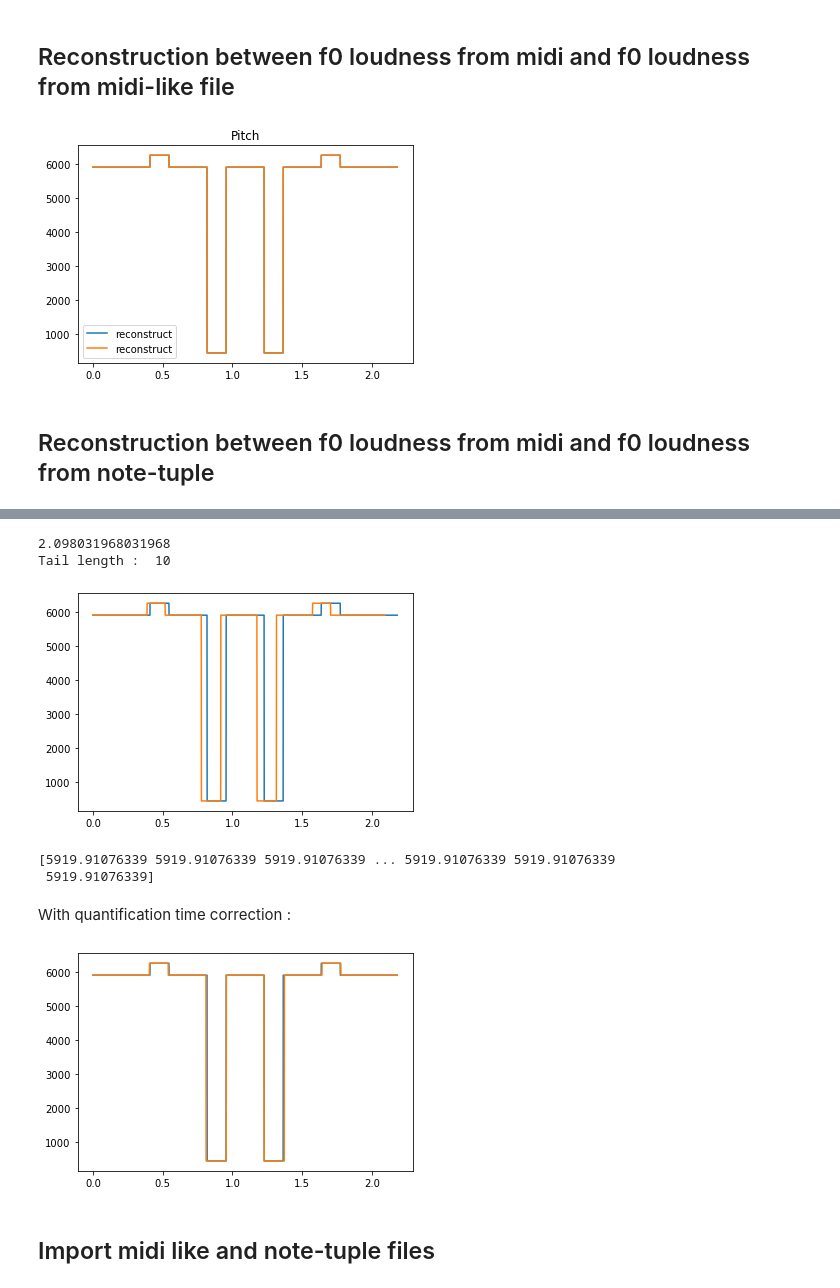
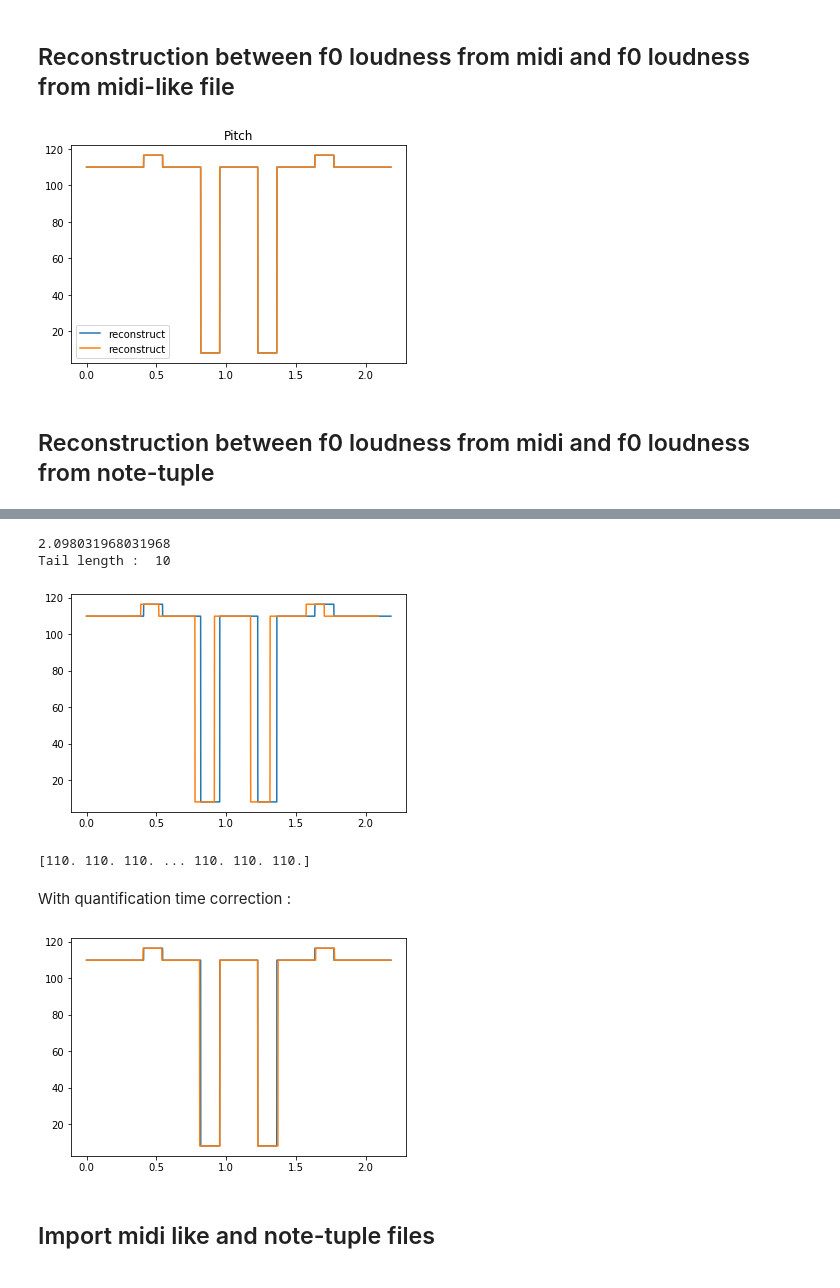
Before and after one commit to gle-bellier/internship-expressive-DDSP, a Jupyter notebook: converter.ipynb, the cells around one changed output, grey strips where cells are left out. Cells and saved outputs as stored; diff of their text form; code cells hidden in the pictures.

```diff
--- a/converter.ipynb
+++ b/converter.ipynb
@@ -208,7 +208,7 @@ plt.show()
 # %%
 midi_data = pm.PrettyMIDI(path_save + midi_file[:-4]+"_midi_like.mid")
 v2 = Visualizer(midi_data)
-t2, p2, l2 = v2.get_f0_loudness_time()
+p2, l2, t2 = v2.get_f0_loudness_time()
 
 plt.plot(t2, convert_midi2hz(p2), label = "reconstruct")
 plt.plot(t, pitch, label = "reconstruct")
@@ -216,7 +216,7 @@ plt.legend()
 plt.title("Pitch")
 plt.show()
 # %% [output]
-[figure, old version]
+[figure, new version]
 # %% [markdown]
 ## Reconstruction between f0 loudness from midi and f0 loudness from note-tuple
 # %%
@@ -239,21 +239,20 @@ note_tuple_seq
 # %%
 midi_data = pm.PrettyMIDI(path + midi_file)
 v1 = Visualizer(midi_data)
 
-t1, p1, l1 = v1.get_f0_loudness_time()
+p1, l1, t1 = v1.get_f0_loudness_time()
 p2, l2, t2 = note_tuple_seq.get_f0_loudness_time(1600,"HERTZ")
 
 plt.plot(t1, convert_midi2hz(p1), label = "original")
 plt.plot(t2, p2, label = "reconstruct")
 plt.show()
 
 print(p2)
 # %% [output]
 2.098031968031968
 Tail length :  10
-[figure, old version]
+[figure, new version]
-[5919.91076339 5919.91076339 5919.91076339 ... 5919.91076339 5919.91076339
- 5919.91076339]
+[110. 110. 110. ... 110. 110. 110.]
 # %% [markdown]
 With quantification time correction :
 # %%
@@ -264,7 +263,7 @@ plt.plot(t1, convert_midi2hz(p1), label = "original")
 plt.plot(t_reconst_adapt, p2, label = "reconstruct")
 plt.show()
 # %% [output]
-[figure, old version]
+[figure, new version]
 # %% [markdown]
 ## Import midi like and note-tuple files
 # %%
```
Also changed, not shown: parts of 3 cells of this notebook, 12 other files.
